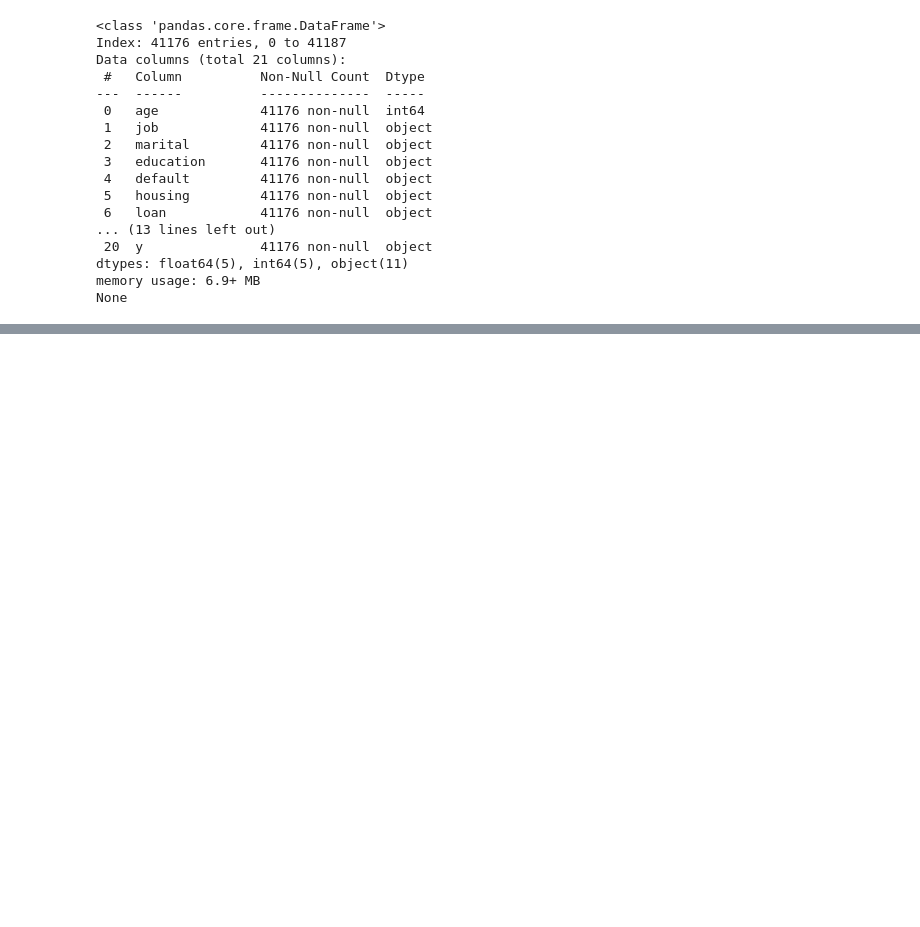
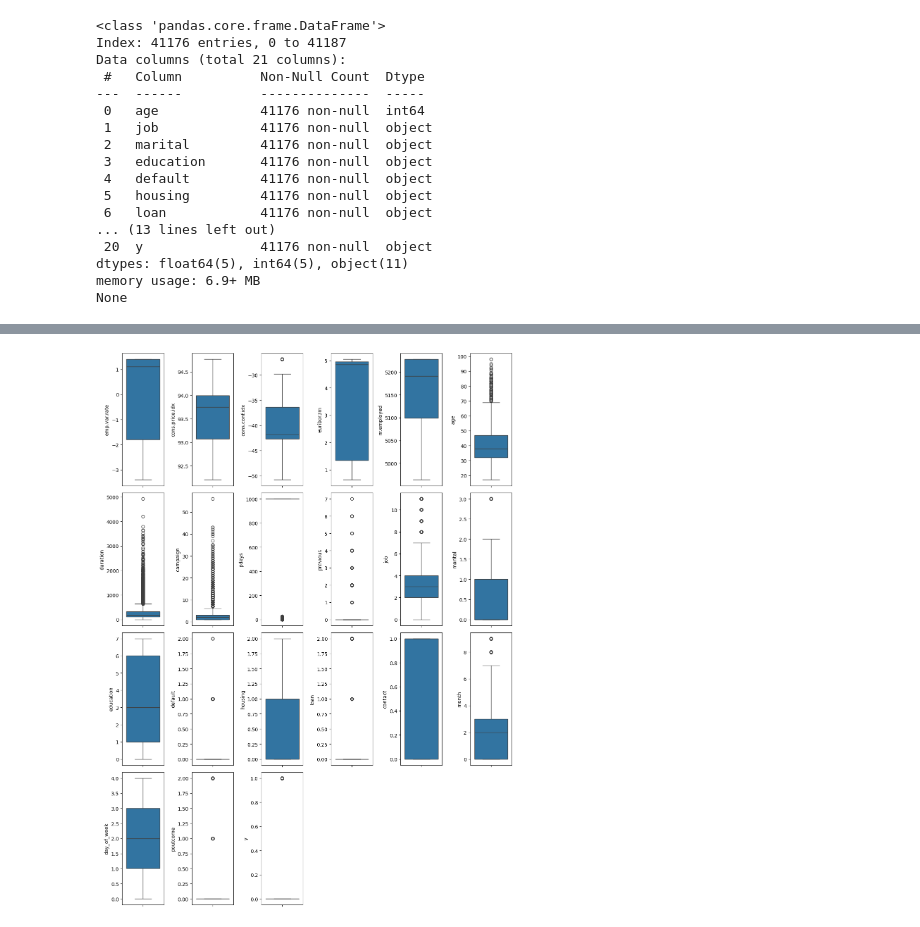
Before and after one commit to ShadekJaramillo/Logistic-regression-tutorial, a Jupyter notebook: src/explore.ipynb, the cells around one changed output, grey strips where cells are left out. Drawn from its saved outputs; the diff is of its cells as text; code cells hidden in the pictures; blank space fills up the shorter version.

```diff
--- a/src/explore.ipynb
+++ b/src/explore.ipynb
@@ -110,0 +122,22 @@ plt.show()
+# %%
+values_to_graph = num_continuous+num_discrete+categorical
+
+ncols = 6
+nrows = ceil(len(values_to_graph)/ncols)
+sizein = 4
+width = sizein*ncols*0.5
+height = sizein*nrows
+
+fig = plt.figure(figsize=(width,height))
+ax=[]
+
+for i, column in enumerate(values_to_graph):
+    new_ax = fig.add_subplot(nrows,ncols,i+1)
+    ax.append(new_ax)
+    new_ax
+    sns.boxplot(df[column],ax=ax[i])
+
+plt.tight_layout()
+plt.show()
+# %% [output]
+[figure, added]
```
Also changed, not shown: parts of 6 cells of this notebook.
